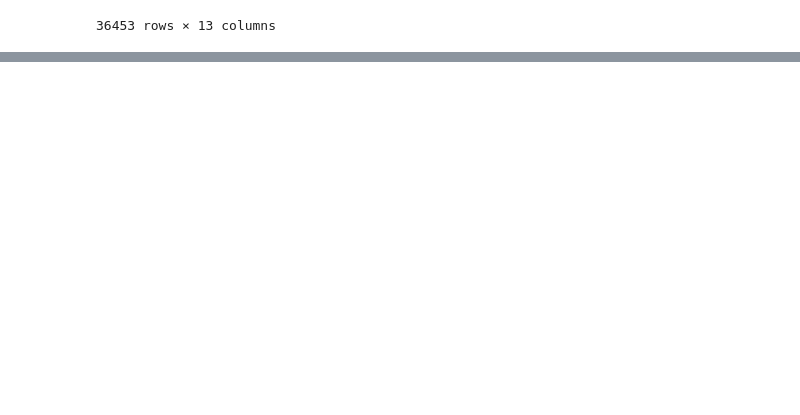
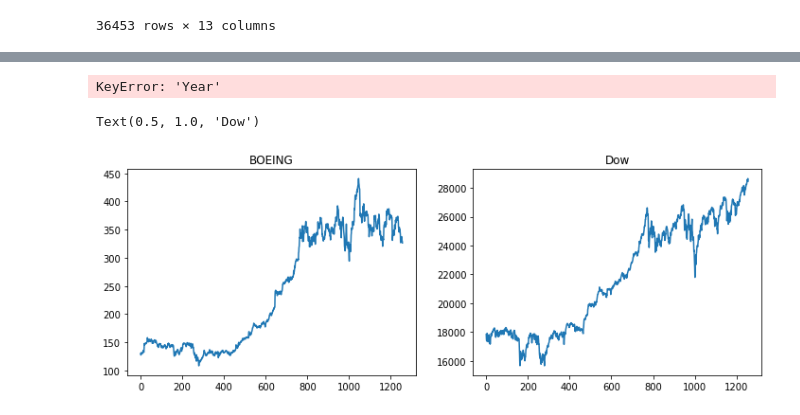
Before and after one commit to Jdshah06/S-P-500-Stock-Analysis, a Jupyter notebook: Project Dow Test.ipynb, the cells around one changed output, grey strips where cells are left out. Saved outputs shown, nothing was run; the diff lists cells and outputs as text; code cells hidden in the pictures; blank space fills up the shorter version.

```diff
--- a/Project Dow Test.ipynb
+++ b/Project Dow Test.ipynb
@@ -11,9 +11,11 @@ import numpy as np
 # %%
 individual_data= "Dow Data/DOW Data.csv"
 individual_industry= 'Dow Data/DOW Names.csv'
+dow_index_data= "Dow Data/^DJI.csv"
 # %%
 individual_df = pd.read_csv(individual_data)
 industry_df= pd.read_csv(individual_industry)
+dow_df= pd.read_csv(dow_index_data)
 # %%
 individual_df
 # %% [output]
@@ -184,0 +275,22 @@ stocks_df
+# %%
+ax1.scatter(x=monthly_change["Year"],y= monthly_change["Monthly Change"], c= "Blue")
+# %% [output]
+KeyError: 'Year'
+# %%
+BA_data = individual_df[individual_df['Symbol']=='BA']
+BA_data
+
+x_axis= np.arange(len(BA_data))
+
+fig = plt.figure(figsize=(12,4))
+
+ax1 = fig.add_subplot(1,2,1)
+ax1.plot(x_axis, BA_data['Close'])
+ax1.set_title('BOEING')
+
+ax2=fig.add_subplot(1,2,2)
+ax2.plot(x_axis, dow_df['Close'])
+ax2.set_title('Dow')
+# %% [output]
+Text(0.5, 1.0, 'Dow')
+[figure, added]
```
Also changed, not shown: parts of 13 cells of this notebook, 1 other file.
